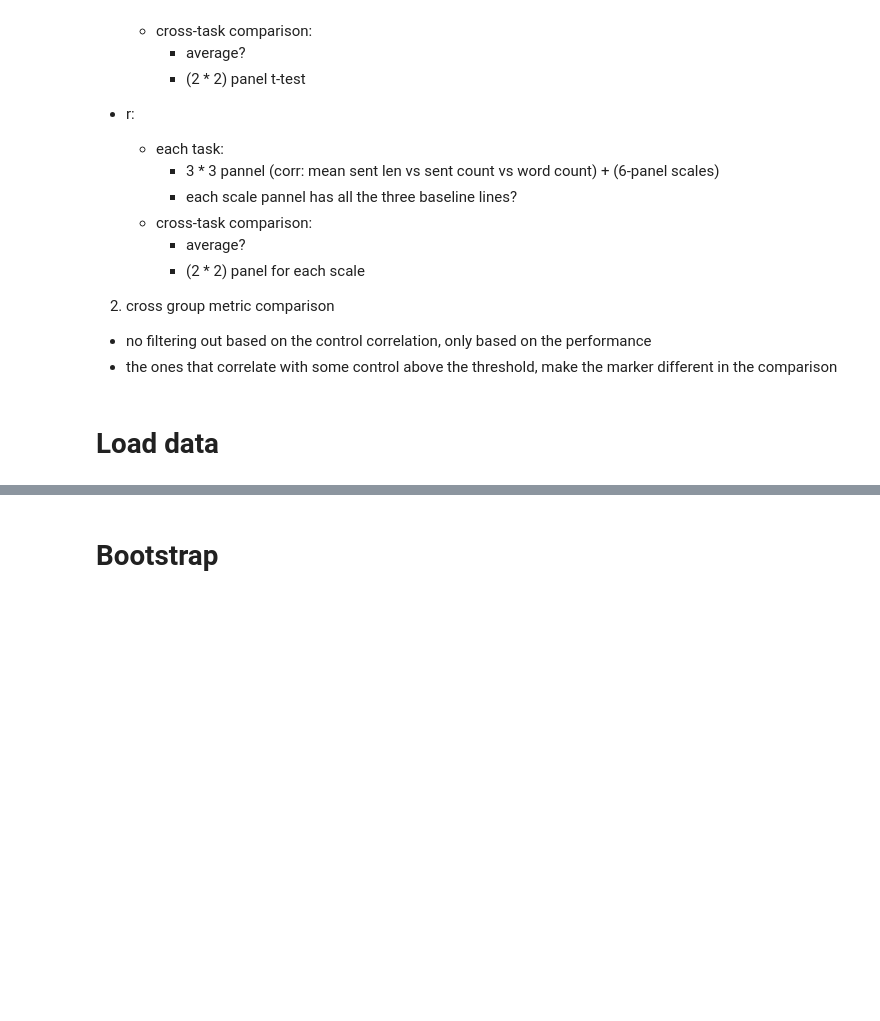
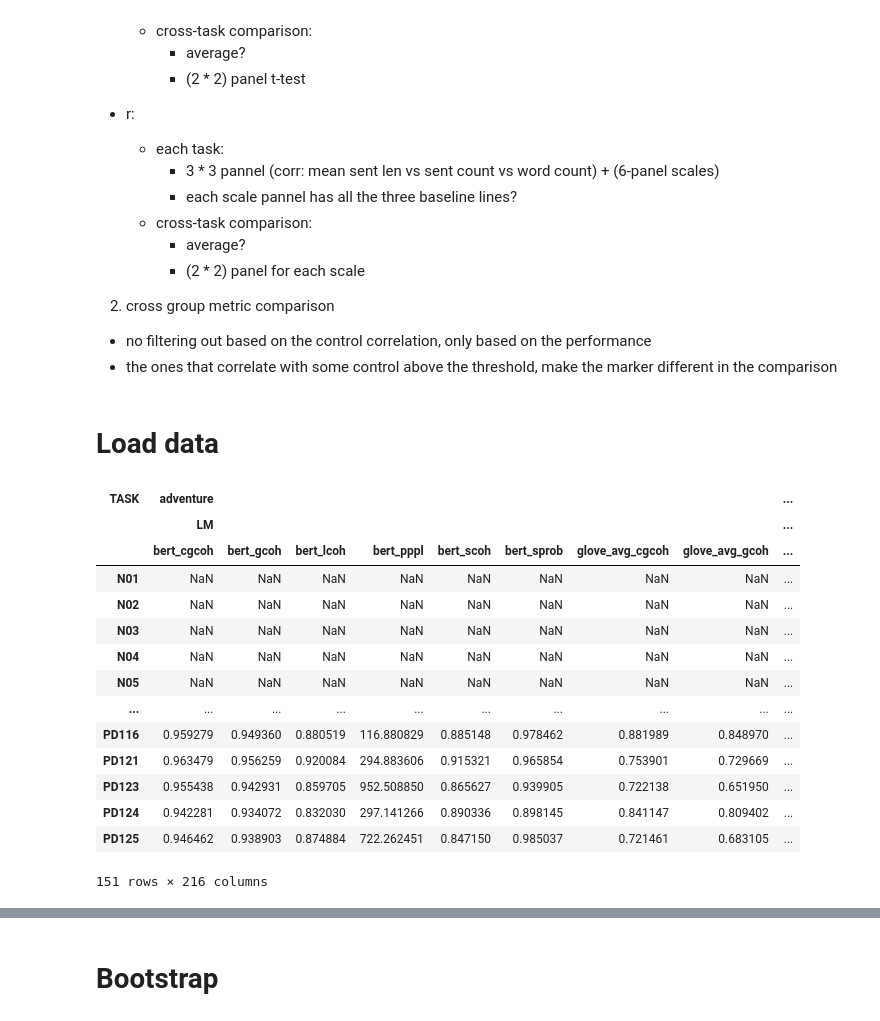
Before and after one commit to flying-bear/MA_thesis, a Jupyter notebook: analyse_ru.ipynb, the cells around one changed output, grey strips where cells are left out. Cells and saved outputs as stored; diff of their text form; code cells hidden in the pictures; blank space fills up the shorter version.

```diff
--- a/analyse_ru.ipynb
+++ b/analyse_ru.ipynb
@@ -106,3 +106,21 @@ def aplly_to_all_tasks(df, f, tasks=TASKS, to_df=True, *args, **kwargs):
         else:
             return res
     return res
+# %%
+merge_df
+# %% [output]
+| TASK | adventure |  |  |  |  |  |  |  | ... |
+|  | LM |  |  |  |  |  |  |  | ... |
+|  | bert_cgcoh | bert_gcoh | bert_lcoh | bert_pppl | bert_scoh | bert_sprob | glove_avg_cgcoh | glove_avg_gcoh | ... |
+| N01 | NaN | NaN | NaN | NaN | NaN | NaN | NaN | NaN | ... |
+| N02 | NaN | NaN | NaN | NaN | NaN | NaN | NaN | NaN | ... |
+| N03 | NaN | NaN | NaN | NaN | NaN | NaN | NaN | NaN | ... |
+| N04 | NaN | NaN | NaN | NaN | NaN | NaN | NaN | NaN | ... |
+| N05 | NaN | NaN | NaN | NaN | NaN | NaN | NaN | NaN | ... |
+| ... | ... | ... | ... | ... | ... | ... | ... | ... | ... |
+| PD116 | 0.959279 | 0.949360 | 0.880519 | 116.880829 | 0.885148 | 0.978462 | 0.881989 | 0.848970 | ... |
+| PD121 | 0.963479 | 0.956259 | 0.920084 | 294.883606 | 0.915321 | 0.965854 | 0.753901 | 0.729669 | ... |
+| PD123 | 0.955438 | 0.942931 | 0.859705 | 952.508850 | 0.865627 | 0.939905 | 0.722138 | 0.651950 | ... |
+| PD124 | 0.942281 | 0.934072 | 0.832030 | 297.141266 | 0.890336 | 0.898145 | 0.841147 | 0.809402 | ... |
+| PD125 | 0.946462 | 0.938903 | 0.874884 | 722.262451 | 0.847150 | 0.985037 | 0.721461 | 0.683105 | ... |
+151 rows × 216 columns
```
Also changed, not shown: parts of 2 cells of this notebook, 2 other files.
